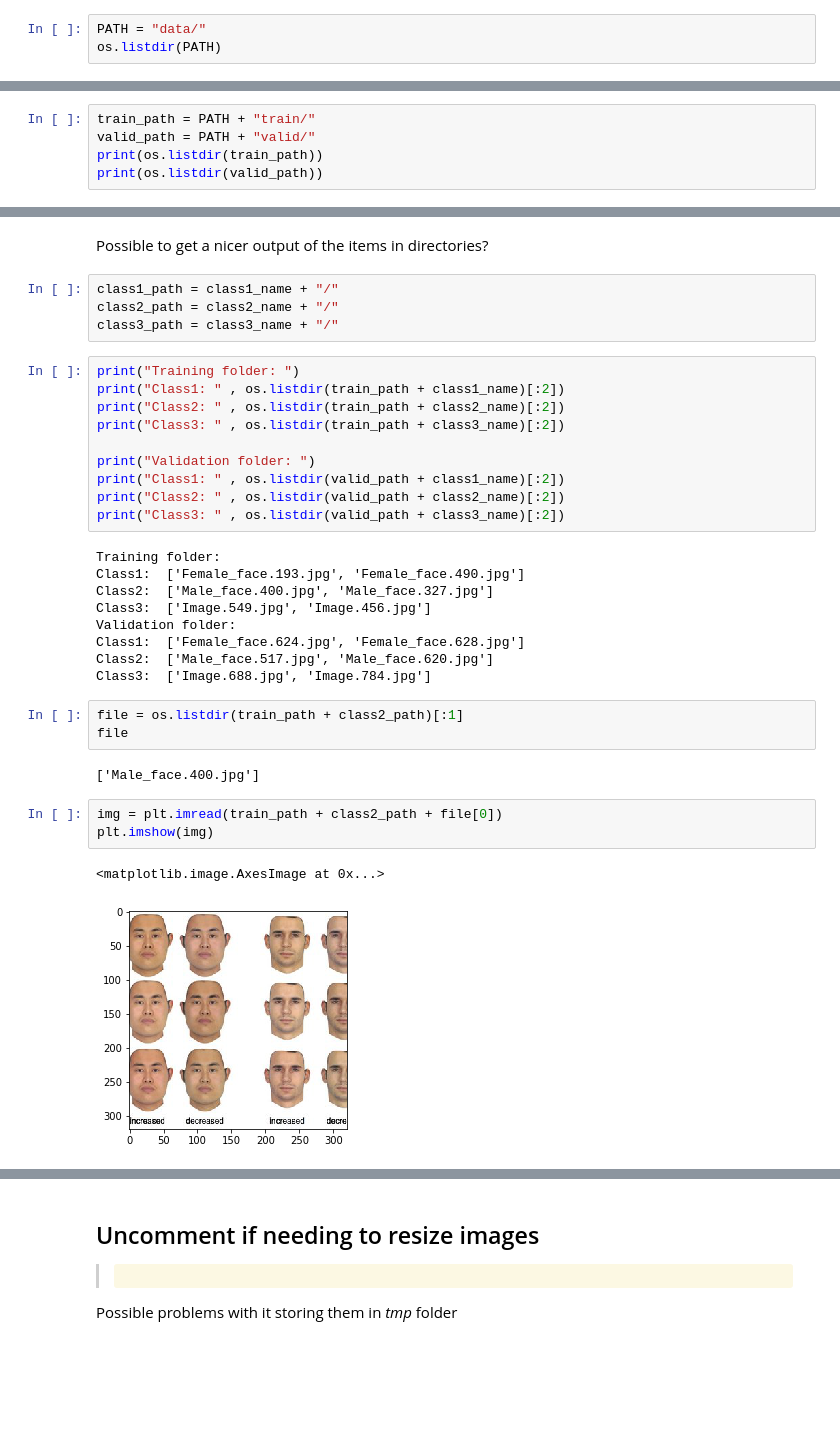
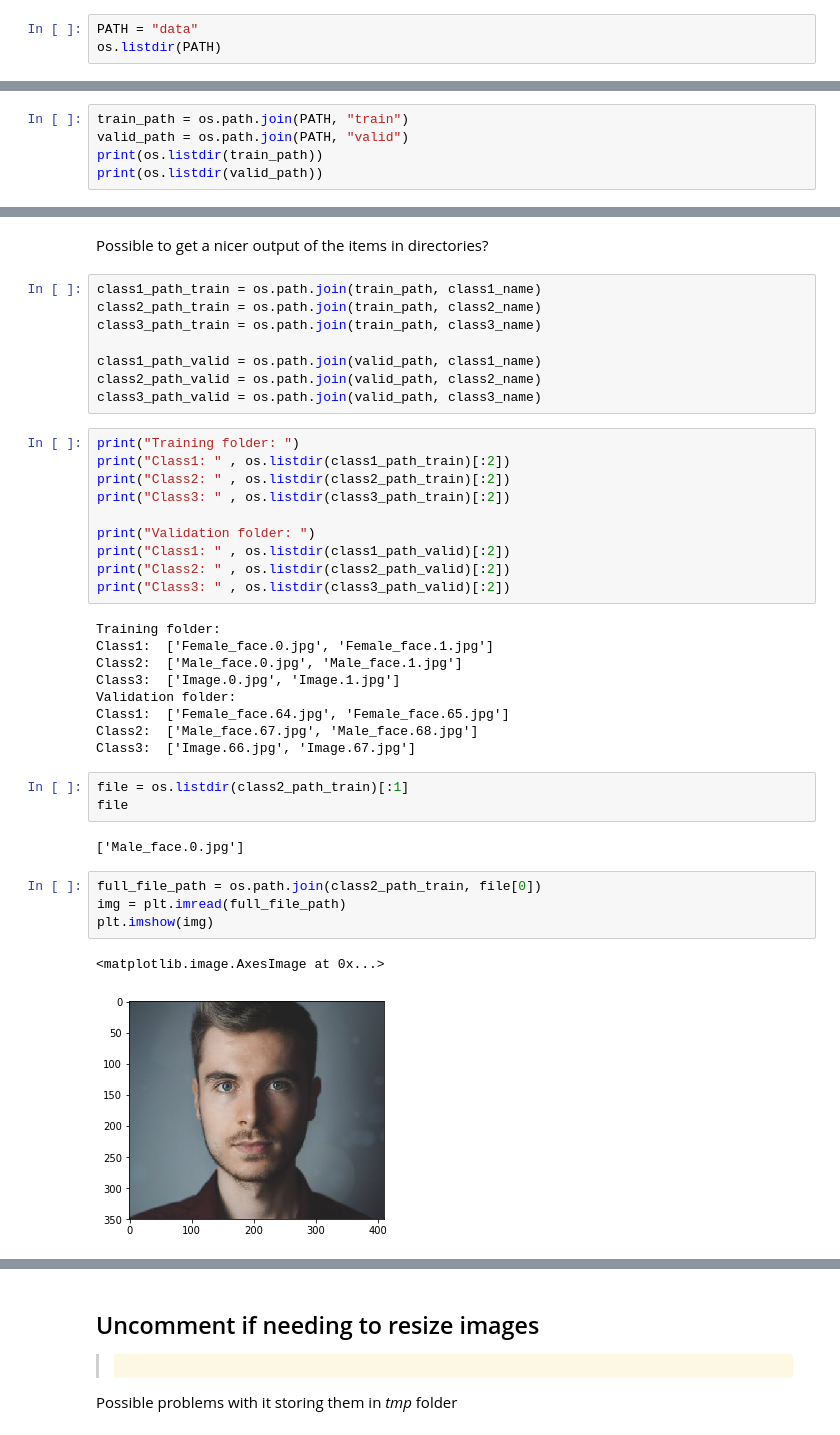
Before and after one commit to Sindreedelange/Various_DL, a Jupyter notebook: Personal_Projects/MulticlassClassification/FemaleFace_MaleFace_Unknown_Classification.ipynb, the cells around one changed output, grey strips where cells are left out. Drawn from its saved outputs; the diff is of its cells as text; blank space fills up the shorter version.

```diff
--- a/Personal_Projects/MulticlassClassification/FemaleFace_MaleFace_Unknown_Classification.ipynb
+++ b/Personal_Projects/MulticlassClassification/FemaleFace_MaleFace_Unknown_Classification.ipynb
@@ -105,6 +107,6 @@ download_pictures(class3_name, lim=1000);
 # %% [markdown]
 ## Setting up the necessary PATH to data
 # %%
-PATH = "data/"
+PATH = "data"
 os.listdir(PATH)
 # %% [output]
@@ -112,6 +114,6 @@ os.listdir(PATH)
 # %%
-train_path = PATH + "train/"
-valid_path = PATH + "valid/"
+train_path = os.path.join(PATH, "train")
+valid_path = os.path.join(PATH, "valid")
 print(os.listdir(train_path))
 print(os.listdir(valid_path))
 # %% [output]
@@ -120,39 +122,44 @@ print(os.listdir(valid_path))
 # %% [markdown]
 Possible to get a nicer output of the items in directories?
-# %%
-class1_path = class1_name + "/"
-class2_path = class2_name + "/"
-class3_path = class3_name + "/"
+# %%
+class1_path_train = os.path.join(train_path, class1_name)
+class2_path_train = os.path.join(train_path, class2_name)
+class3_path_train = os.path.join(train_path, class3_name)
+
+class1_path_valid = os.path.join(valid_path, class1_name)
+class2_path_valid = os.path.join(valid_path, class2_name)
+class3_path_valid = os.path.join(valid_path, class3_name)
 # %%
 print("Training folder: ")
-print("Class1: " , os.listdir(train_path + class1_name)[:2])
-print("Class2: " , os.listdir(train_path + class2_name)[:2])
-print("Class3: " , os.listdir(train_path + class3_name)[:2])
+print("Class1: " , os.listdir(class1_path_train)[:2])
+print("Class2: " , os.listdir(class2_path_train)[:2])
+print("Class3: " , os.listdir(class3_path_train)[:2])
 
 print("Validation folder: ")
-print("Class1: " , os.listdir(valid_path + class1_name)[:2])
-print("Class2: " , os.listdir(valid_path + class2_name)[:2])
-print("Class3: " , os.listdir(valid_path + class3_name)[:2])
+print("Class1: " , os.listdir(class1_path_valid)[:2])
+print("Class2: " , os.listdir(class2_path_valid)[:2])
+print("Class3: " , os.listdir(class3_path_valid)[:2])
 # %% [output]
 Training folder:
-Class1:  ['Female_face.193.jpg', 'Female_face.490.jpg']
-Class2:  ['Male_face.400.jpg', 'Male_face.327.jpg']
-Class3:  ['Image.549.jpg', 'Image.456.jpg']
+Class1:  ['Female_face.0.jpg', 'Female_face.1.jpg']
+Class2:  ['Male_face.0.jpg', 'Male_face.1.jpg']
+Class3:  ['Image.0.jpg', 'Image.1.jpg']
 Validation folder:
-Class1:  ['Female_face.624.jpg', 'Female_face.628.jpg']
-Class2:  ['Male_face.517.jpg', 'Male_face.620.jpg']
-Class3:  ['Image.688.jpg', 'Image.784.jpg']
+Class1:  ['Female_face.64.jpg', 'Female_face.65.jpg']
+Class2:  ['Male_face.67.jpg', 'Male_face.68.jpg']
+Class3:  ['Image.66.jpg', 'Image.67.jpg']
 # %%
-file = os.listdir(train_path + class2_path)[:1]
+file = os.listdir(class2_path_train)[:1]
 file
 # %% [output]
-['Male_face.400.jpg']
+['Male_face.0.jpg']
-# %%
-img = plt.imread(train_path + class2_path + file[0])
-plt.imshow(img)
-# %% [output]
-<matplotlib.image.AxesImage at 0x...>
-[figure, removed]
+# %%
+full_file_path = os.path.join(class2_path_train, file[0])
+img = plt.imread(full_file_path)
+plt.imshow(img)
+# %% [output]
+<matplotlib.image.AxesImage at 0x...>
+[figure, added]
 # %%
 img.shape
 # %% [output]
```
Also changed, not shown: parts of 38 cells of this notebook.
